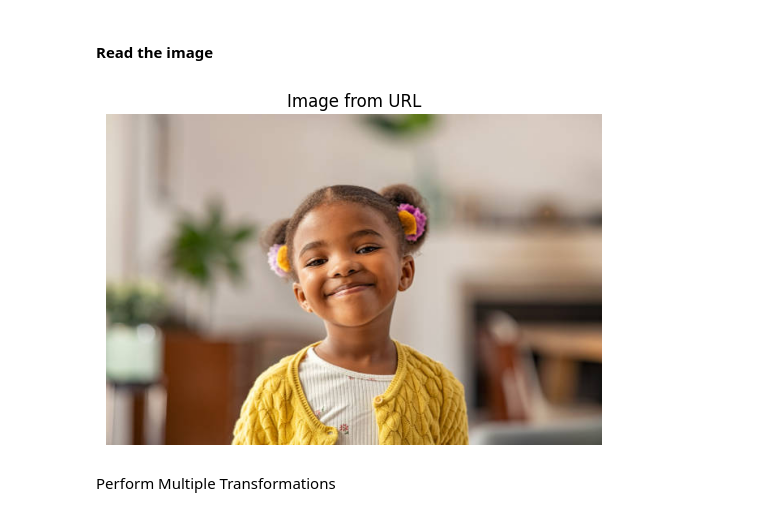
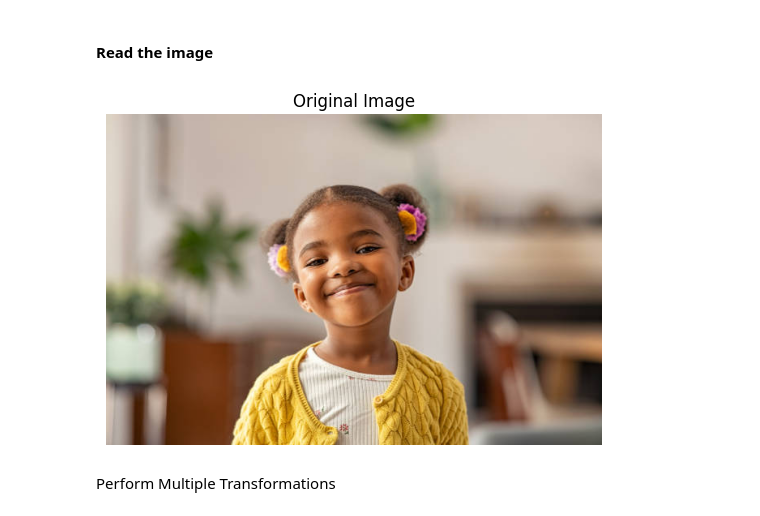
Before and after one commit to Mehadi4021/Digital-Image-Processing_Lab_CSE438, a Jupyter notebook: Lab_Assignment_2_Md_Mehadi_Hasan_2125051003.ipynb, the cells around one changed output. Cells and saved outputs as stored; diff of their text form; code cells hidden in the pictures.

```diff
--- a/Lab_Assignment_2_Md_Mehadi_Hasan_2125051003.ipynb
+++ b/Lab_Assignment_2_Md_Mehadi_Hasan_2125051003.ipynb
@@ -47,12 +47,12 @@ img_rgb = cv2.cvtColor(img, cv2.COLOR_BGR2RGB)
 # %%
 
 # Step 5: Display the image using Matplotlib
 plt.imshow(img_rgb)
 plt.axis('off')  # Remove axes for cleaner display
-plt.title("Image from URL")
+plt.title("Original Image")
 plt.show()
 # %% [output]
-[figure, old version]
+[figure, new version]
 # %% [markdown]
 Perform Multiple Transformations
 # %% [markdown]
```
Also changed, not shown: parts of 2 cells of this notebook.
